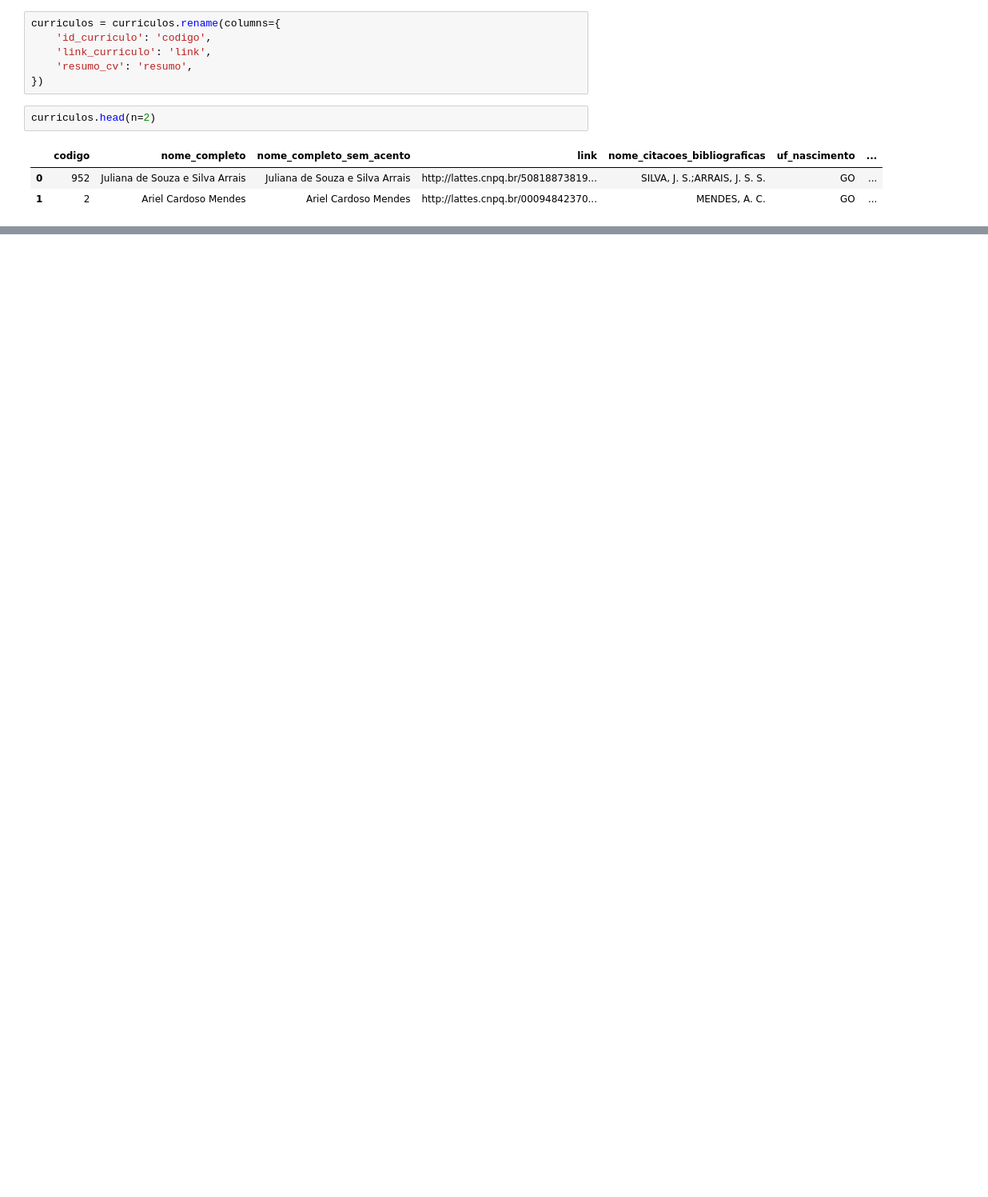
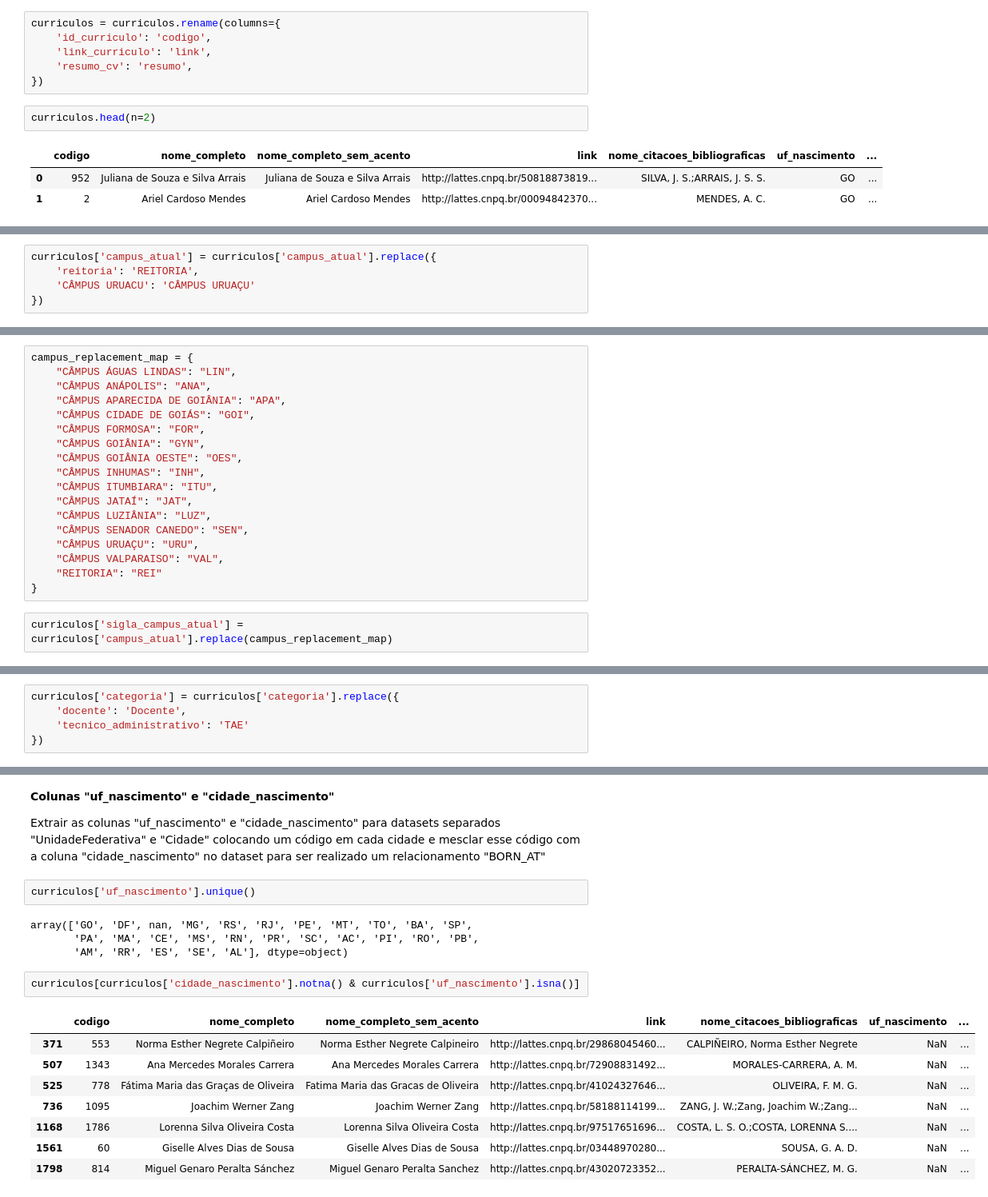
Before and after one commit to marcelsby/tcc-ifg-kg, a Jupyter notebook: notebooks/ifg_produz/Preprocessing Currículos.ipynb, the cells around one changed output, grey strips where cells are left out. Shown at 80% size. Drawn from its saved outputs; the diff is of its cells as text; blank space fills up the shorter version.

Commit message:
chore: parte do pré-processamento do dataset de currículos realizada

```diff
--- a/notebooks/ifg_produz/Preprocessing Currículos.ipynb
+++ b/notebooks/ifg_produz/Preprocessing Currículos.ipynb
@@ -60,0 +82,5 @@ Name: campus_atual, Length: 1834, dtype: object
+# %%
+curriculos['campus_atual'] = curriculos['campus_atual'].replace({
+    'reitoria': 'REITORIA',
+    'CÂMPUS URUACU': 'CÂMPUS URUAÇU'
+})
@@ -60,0 +96,20 @@ Name: campus_atual, Length: 1834, dtype: object
+# %%
+campus_replacement_map = {
+    "CÂMPUS ÁGUAS LINDAS": "LIN",
+    "CÂMPUS ANÁPOLIS": "ANA",
+    "CÂMPUS APARECIDA DE GOIÂNIA": "APA",
+    "CÂMPUS CIDADE DE GOIÁS": "GOI",
+    "CÂMPUS FORMOSA": "FOR",
+    "CÂMPUS GOIÂNIA": "GYN",
+    "CÂMPUS GOIÂNIA OESTE": "OES",
+    "CÂMPUS INHUMAS": "INH",
+    "CÂMPUS ITUMBIARA": "ITU",
+    "CÂMPUS JATAÍ": "JAT",
+    "CÂMPUS LUZIÂNIA": "LUZ",
+    "CÂMPUS SENADOR CANEDO": "SEN",
+    "CÂMPUS URUAÇU": "URU",
+    "CÂMPUS VALPARAISO": "VAL",
+    "REITORIA": "REI"
+}
+# %%
+curriculos['sigla_campus_atual'] = curriculos['campus_atual'].replace(campus_replacement_map)
@@ -60,0 +131,5 @@ Name: campus_atual, Length: 1834, dtype: object
+# %%
+curriculos['categoria'] = curriculos['categoria'].replace({
+    'docente': 'Docente',
+    'tecnico_administrativo': 'TAE'
+})
@@ -60,0 +140,21 @@ Name: campus_atual, Length: 1834, dtype: object
+# %% [markdown]
+**Colunas "uf_nascimento" e "cidade_nascimento"**
+
+Extrair as colunas "uf_nascimento" e "cidade_nascimento" para datasets separados "UnidadeFederativa" e "Cidade" colocando um código em cada cidade e mesclar esse código com a coluna "cidade_nascimento" no dataset para ser realizado um relacionamento "BORN_AT"
+# %%
+curriculos['uf_nascimento'].unique()
+# %% [output]
+array(['GO', 'DF', nan, 'MG', 'RS', 'RJ', 'PE', 'MT', 'TO', 'BA', 'SP',
+       'PA', 'MA', 'CE', 'MS', 'RN', 'PR', 'SC', 'AC', 'PI', 'RO', 'PB',
+       'AM', 'RR', 'ES', 'SE', 'AL'], dtype=object)
+# %%
+curriculos[curriculos['cidade_nascimento'].notna() & curriculos['uf_nascimento'].isna()]
+# %% [output]
+|  | codigo | nome_completo | nome_completo_sem_acento | link | nome_citacoes_bibliograficas | uf_nascimento | ... |
+| 371 | 553 | Norma Esther Negrete Calpiñeiro | Norma Esther Negrete Calpineiro | http://lattes.cnpq.br/29868045460... | CALPIÑEIRO, Norma Esther Negrete | NaN | ... |
+| 507 | 1343 | Ana Mercedes Morales Carrera | Ana Mercedes Morales Carrera | http://lattes.cnpq.br/72908831492... | MORALES-CARRERA, A. M. | NaN | ... |
+| 525 | 778 | Fátima Maria das Graças de Oliveira | Fatima Maria das Gracas de Oliveira | http://lattes.cnpq.br/41024327646... | OLIVEIRA, F. M. G. | NaN | ... |
+| 736 | 1095 | Joachim Werner Zang | Joachim Werner Zang | http://lattes.cnpq.br/58188114199... | ZANG, J. W.;Zang, Joachim W.;Zang... | NaN | ... |
+| 1168 | 1786 | Lorenna Silva Oliveira Costa | Lorenna Silva Oliveira Costa | http://lattes.cnpq.br/97517651696... | COSTA, L. S. O.;COSTA, LORENNA S.... | NaN | ... |
+| 1561 | 60 | Giselle Alves Dias de Sousa | Giselle Alves Dias de Sousa | http://lattes.cnpq.br/03448970280... | SOUSA, G. A. D. | NaN | ... |
+| 1798 | 814 | Miguel Genaro Peralta Sánchez | Miguel Genaro Peralta Sanchez | http://lattes.cnpq.br/43020723352... | PERALTA-SÁNCHEZ, M. G. | NaN | ... |
```
Also changed, not shown: parts of 16 cells of this notebook, 1 other file.
